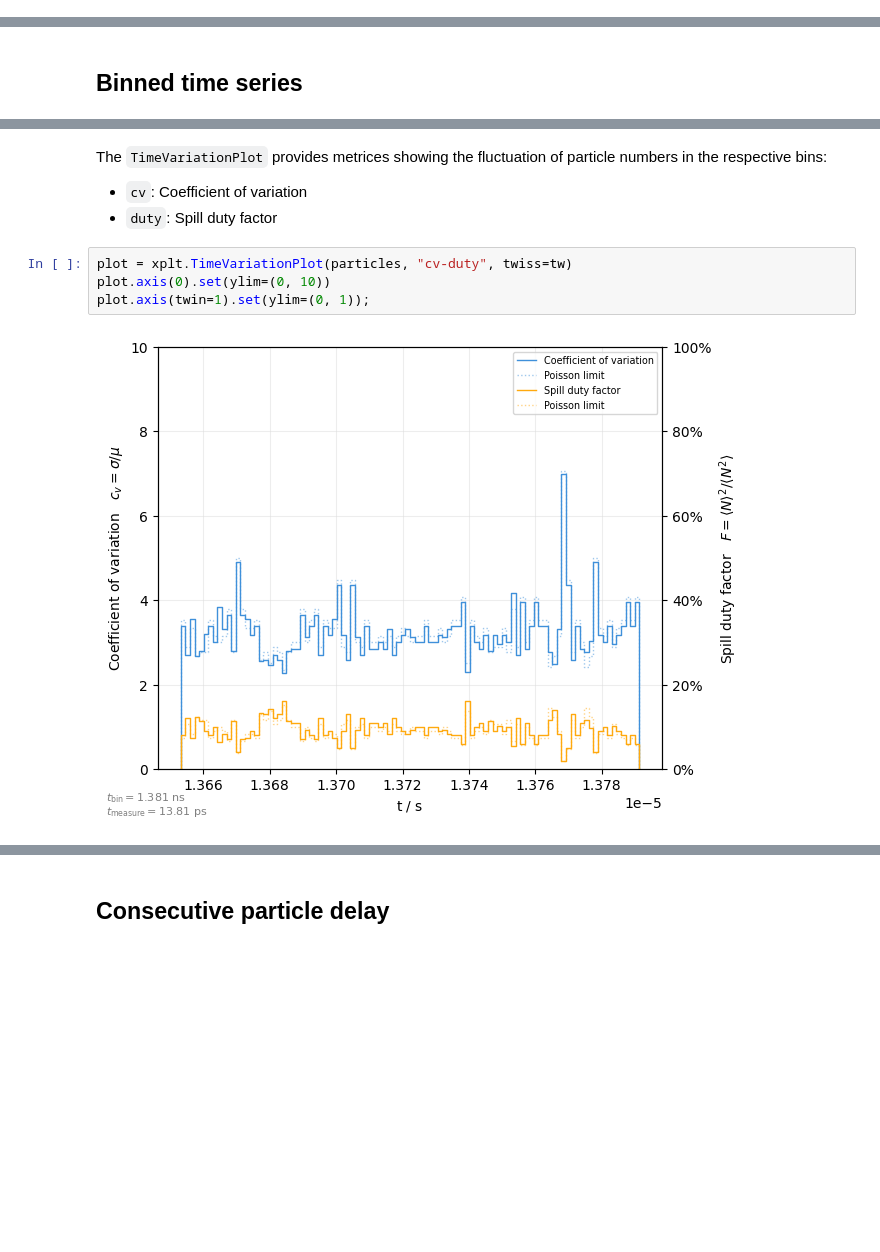
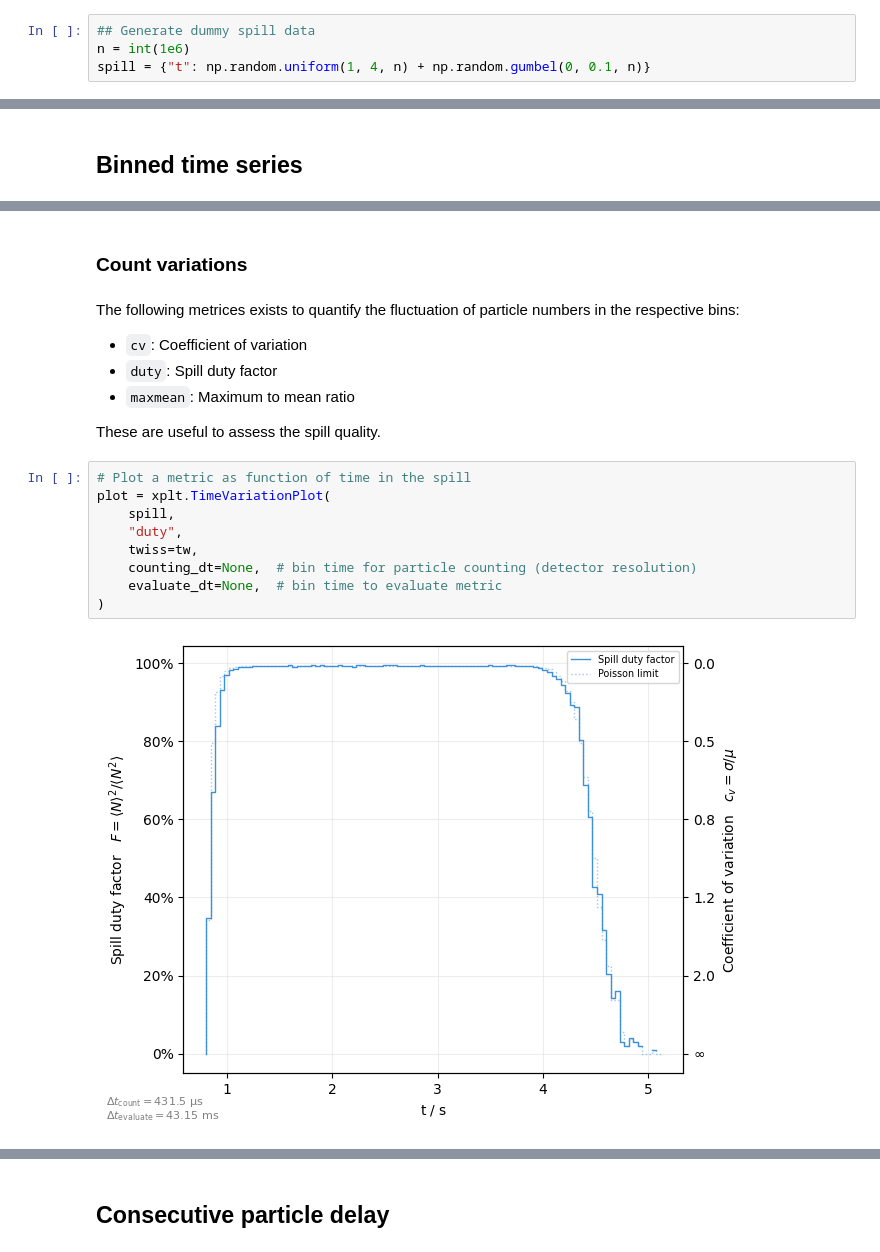
Before and after one commit to xsuite/xplt, a Jupyter notebook: examples/timestructure.ipynb, the cells around one changed output, grey strips where cells are left out. Drawn from its saved outputs; the diff is of its cells as text; blank space fills up the shorter version.

```diff
--- a/examples/timestructure.ipynb
+++ b/examples/timestructure.ipynb
@@ -83,4 +83,8 @@ tw = tracker.twiss(method="4d")
 
 ## Track
 tracker.track(particles, num_turns=100, turn_by_turn_monitor=True)
+# %%
+## Generate dummy spill data
+n = int(1e6)
+spill = {"t": np.random.uniform(1, 4, n) + np.random.gumbel(0, 0.1, n)}
 # %% [markdown]
@@ -103,10 +115,20 @@ plot = xplt.TimeBinPlot(particles, "count,rate-cumulative", twiss=tw)
+# %% [markdown]
+### Count variations
 # %% [markdown]
-The `TimeVariationPlot` provides metrices showing the fluctuation of particle numbers in the respective bins:
+The following metrices exists to quantify the fluctuation of particle numbers in the respective bins:
 - `cv`: Coefficient of variation
 - `duty`: Spill duty factor
+- `maxmean`: Maximum to mean ratio
+
+These are useful to assess the spill quality.
 # %%
-plot = xplt.TimeVariationPlot(particles, "cv-duty", twiss=tw)
-plot.axis(0).set(ylim=(0, 10))
-plot.axis(twin=1).set(ylim=(0, 1));
+# Plot a metric as function of time in the spill
+plot = xplt.TimeVariationPlot(
+    spill,
+    "duty",
+    twiss=tw,
+    counting_dt=None,  # bin time for particle counting (detector resolution)
+    evaluate_dt=None,  # bin time to evaluate metric
+)
 # %% [output]
-[figure, old version]
+[figure, new version]
```
Also changed, not shown: parts of 11 cells of this notebook, 4 other files.
